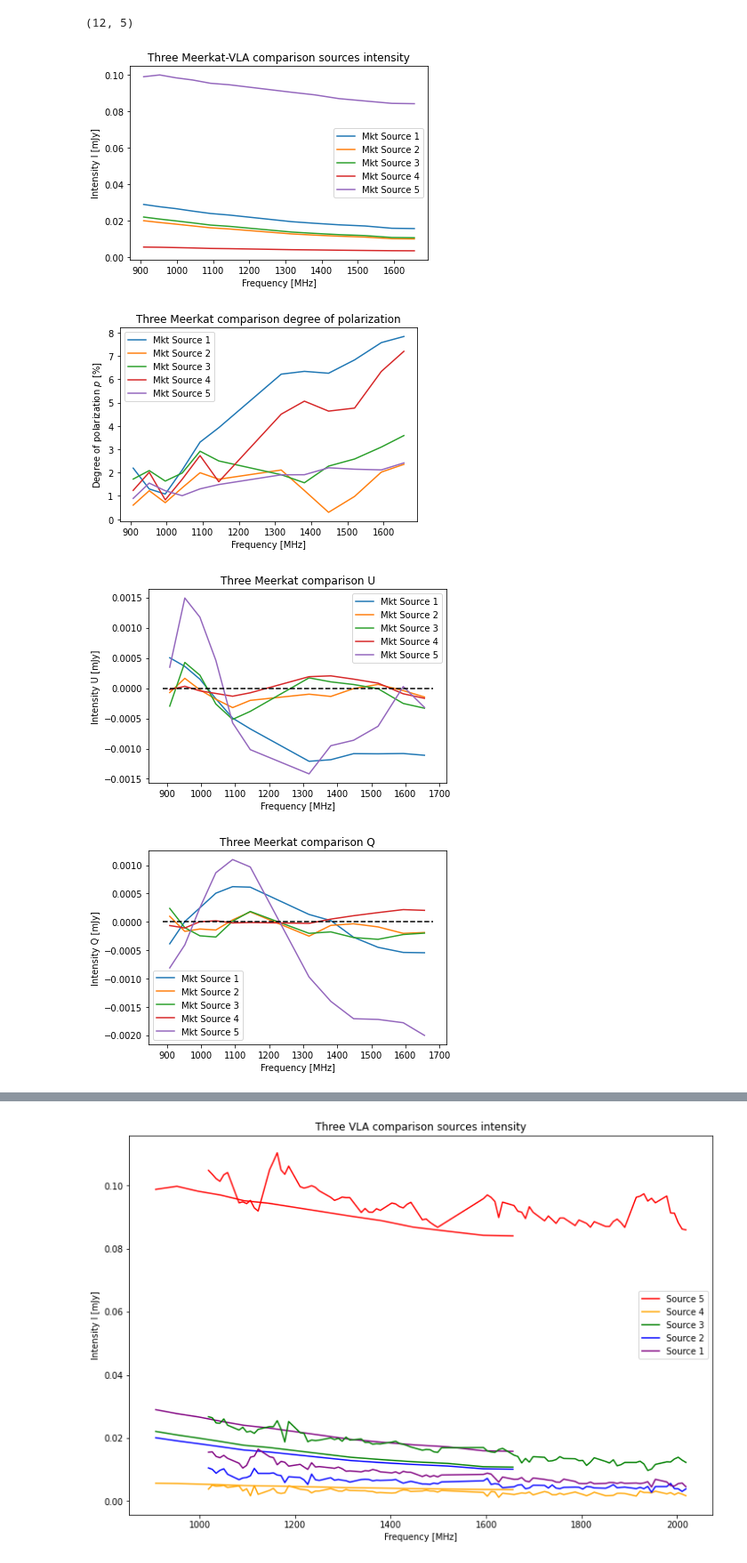
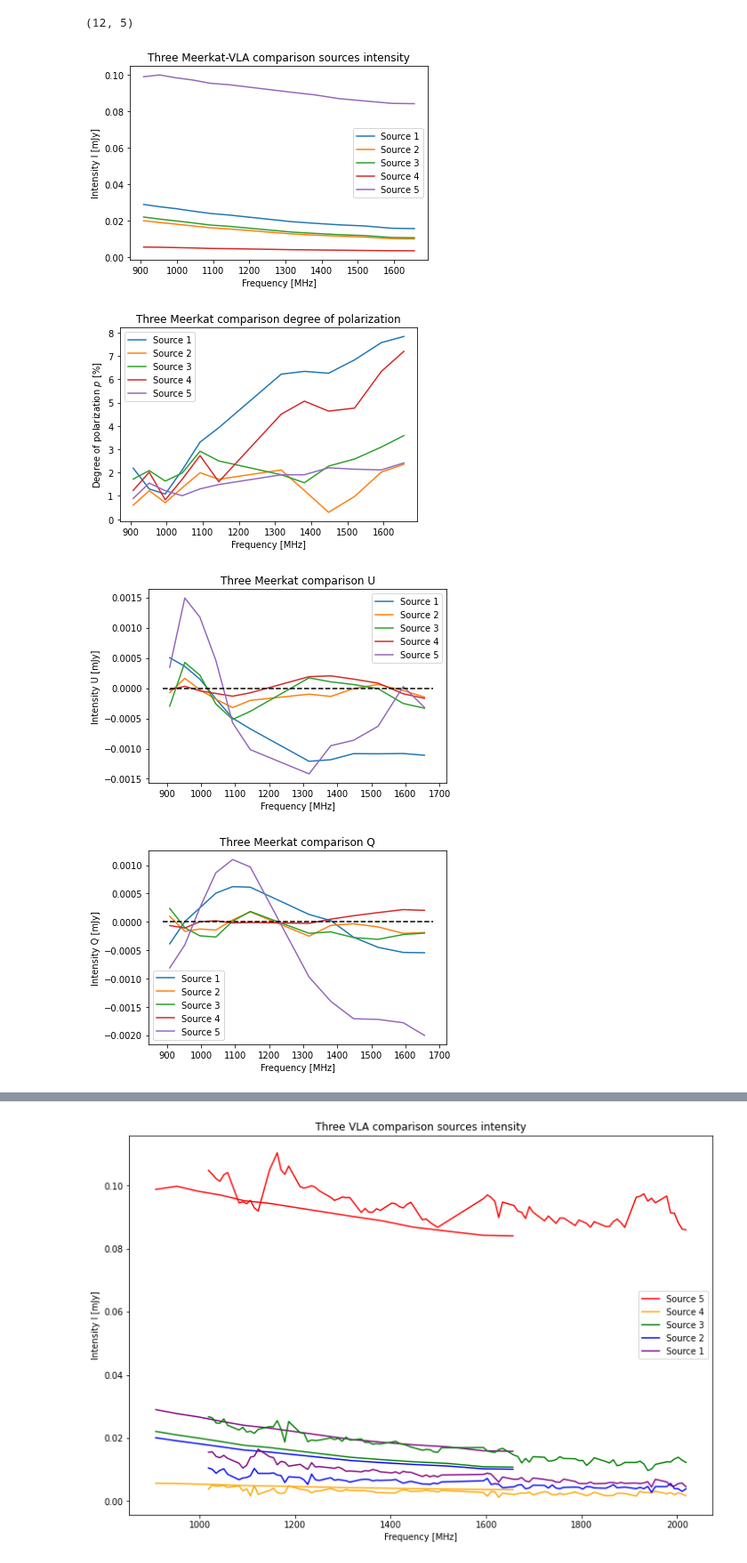
Before and after one commit to Woutmg/Meerkat_FracPol, a Jupyter notebook: Abell 85 Comparison VLA Meerkat Data.ipynb, the cells around one changed output, grey strips where cells are left out. Shown at 89% size. Cells and saved outputs as stored; diff of their text form; code cells hidden in the pictures.

Commit message:
Improved comparison VLA Meerkat

```diff
--- a/Abell 85 Comparison VLA Meerkat Data.ipynb
+++ b/Abell 85 Comparison VLA Meerkat Data.ipynb
@@ -24,13 +24,15 @@ from astropy.table import Table
 from astropy.io import fits
 from astropy.stats import sigma_clipped_stats
 # %%
-I_hdu = fits.open(get_pkg_data_filename(r'C:\Users\woutg\OneDrive - Universiteit Leiden\Universiteit Leiden\Bachelor 3\BRP\Meerkat_Data\Abell 85/Abell_85_aFix_pol_I_Farcsec_fcube_cor.fits'))[0]
+directory = r'C:\Users\woutg\OneDrive - Universiteit Leiden\Universiteit Leiden\Bachelor 3\BRP\Meerkat_Data\Abell 85'
+
+I_hdu = fits.open(get_pkg_data_filename(directory + r'\Abell_85_aFix_pol_I_Farcsec_fcube_cor.fits'))[0]
 I_cube = I_hdu.data[0]
-Q_hdu = fits.open(get_pkg_data_filename(r'C:\Users\woutg\OneDrive - Universiteit Leiden\Universiteit Leiden\Bachelor 3\BRP\Meerkat_Data\Abell 85/Abell_85_aFix_pol_Q_Farcsec_fcube_cor.fits'))[0]
+Q_hdu = fits.open(get_pkg_data_filename(directory + r'\Abell_85_aFix_pol_Q_Farcsec_fcube_cor.fits'))[0]
 Q_cube = Q_hdu.data[0]
-U_hdu = fits.open(get_pkg_data_filename(r'C:\Users\woutg\OneDrive - Universiteit Leiden\Universiteit Leiden\Bachelor 3\BRP\Meerkat_Data\Abell 85/Abell_85_aFix_pol_U_Farcsec_fcube_cor.fits'))[0]
+U_hdu = fits.open(get_pkg_data_filename(directory + r'\Abell_85_aFix_pol_U_Farcsec_fcube_cor.fits'))[0]
 U_cube = U_hdu.data[0]
-V_hdu = fits.open(get_pkg_data_filename(r'C:\Users\woutg\OneDrive - Universiteit Leiden\Universiteit Leiden\Bachelor 3\BRP\Meerkat_Data\Abell 85/Abell_85_aFix_pol_V_Farcsec_fcube_cor.fits'))[0]
+V_hdu = fits.open(get_pkg_data_filename(directory + r'\Abell_85_aFix_pol_V_Farcsec_fcube_cor.fits'))[0]
 V_cube = V_hdu.data[0]
 
 I_freqmean = np.nanmean(I_cube, axis=0)
@@ -190,7 +181,7 @@ print(np.shape(I_phot_table_compar))
 Pol_Angles_compar = 0.5*np.arctan(U_phot_table_compar/Q_phot_table_compar)
 Linpol_compar = np.sqrt(U_phot_table_compar**2 + Q_phot_table_compar**2)
 
-Labels = ['Mkt Source 1', 'Mkt Source 2', 'Mkt Source 3', 'Mkt Source 4', 'Mkt Source 5']
+Labels = ['Source 1', 'Source 2', 'Source 3', 'Source 4', 'Source 5']
 plt.title('Three Meerkat-VLA comparison sources intensity')
 plt.plot(freqs_middle/1e6, I_phot_table_compar, label=Labels)
 plt.xlabel('Frequency [MHz]')
@@ -203,37 +194,37 @@ plt.plot(freqs_middle/1e6, 100*Linpol_compar/I_phot_table_compar, label=Labels)
 plt.xlabel('Frequency [MHz]')
 plt.ylabel('Degree of polarization $p$ [%]')
 plt.legend()
 plt.show()
 
 plt.title('Three Meerkat comparison U')
 plt.plot(freqs_middle/1e6, U_phot_table_compar, label=Labels)
 plt.hlines(0, min(freqs_lower)/1e6, max(freqs_upper)/1e6, color='black', linestyle='dashed')
 plt.xlabel('Frequency [MHz]')
 plt.ylabel('Intensity U [mJy]')
 plt.legend()
 plt.show()
 
 plt.title('Three Meerkat comparison Q')
 plt.plot(freqs_middle/1e6, Q_phot_table_compar, label=Labels)
 plt.hlines(0, min(freqs_lower)/1e6, max(freqs_upper)/1e6, color='black', linestyle='dashed')
 plt.xlabel('Frequency [MHz]')
 plt.ylabel('Intensity Q [mJy]')
 plt.legend()
 plt.show()
 
 fig, ax = plt.subplots(subplot_kw={'projection': 'polar'})
 ax.plot(4*Pol_Angles_compar[:,0], Linpol_compar[:,0])
 ax.set_rmax(0.002)
 ax.set_xticks(np.pi/180 * np.linspace(270,  0, 4))
 ax.set_xticklabels([r'$0$', r'$22.5$', r'$45$', r'$67.5$'], fontsize=10)
 ax.grid(True)
 ax.set_title(r" Source 4: $\chi$ [degrees] vs I [mJy]")
 plt.show()
 # %% [output]
-[figure, old version]
+[figure, new version]
-[figure, old version]
+[figure, new version]
-[figure, old version]
+[figure, new version]
-[figure, old version]
+[figure, new version]
 [figure]
 # %%
 Freqs_VLA = np.loadtxt(r'C:\Users\woutg\OneDrive - Universiteit Leiden\Universiteit Leiden\Bachelor 3\BRP\VLA_Data\lambda_squared.txt', dtype=float)[:,1]*1e9
```
Also changed, not shown: parts of 11 cells of this notebook, 9 other files.
